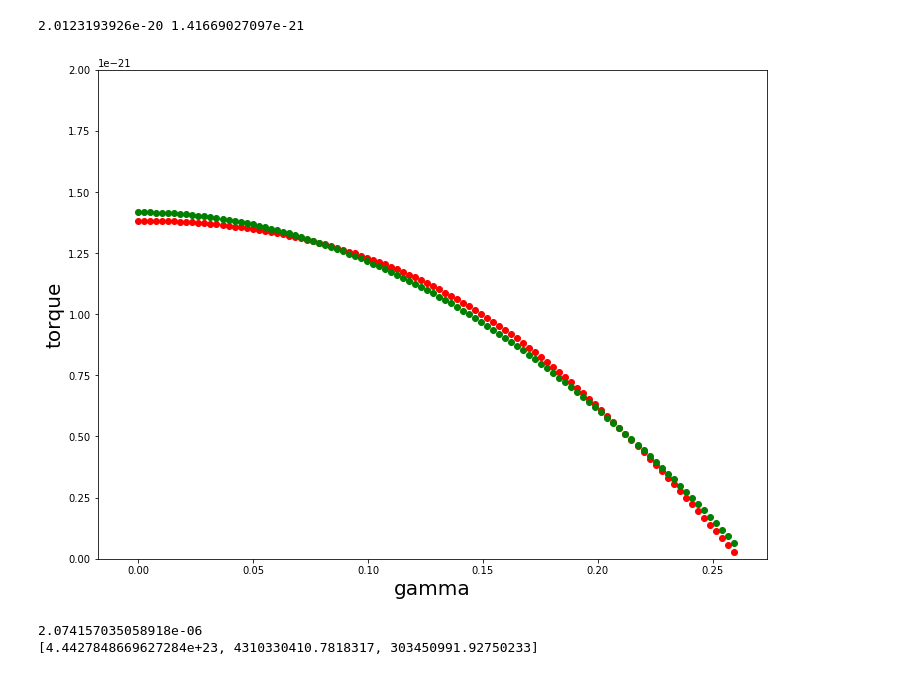
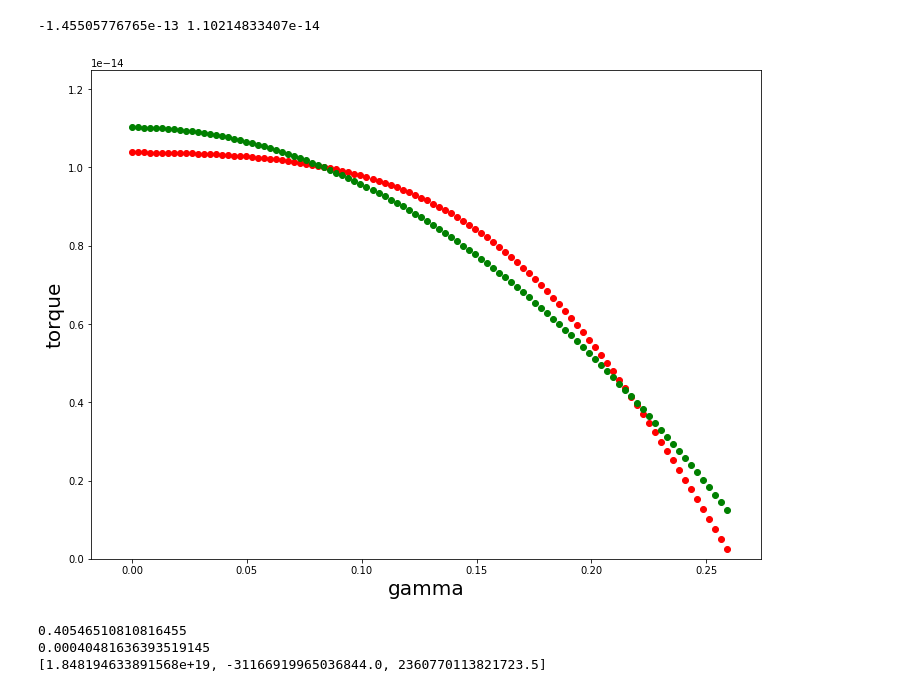
Before and after one commit to Paul-Burdekin/Nano-project, a Jupyter notebook: nanomotor.ipynb, the cells around one changed output. Drawn from its saved outputs; the diff is of its cells as text; code cells hidden in the pictures.

```diff
--- a/nanomotor.ipynb
+++ b/nanomotor.ipynb
@@ -87,7 +89,7 @@ def tangential_component(n, e, R, r0, gamma):
             alpha = math.acos(((r0**2)+(ri**2)-(d**2))/(2*r0*ri)) #angle to tangential in which force vector acts
         if i > n/2:
             alpha = -alpha
-        F_t += F_c*ri*math.sin(alpha) #??????
+        F_t += F_c*math.sin(alpha) #???
     return F_t
 # %%
 def torque (F_t, Rp, p):
@@ -133,16 +137,16 @@ ax3 = fig.add_subplot(223)
 ax4 = fig.add_subplot(224)
 ax1.set_xlabel('gamma', fontsize = '20')
 ax1.set_ylabel('torque', fontsize = '20')
-ax1.set_ylim( 0 , 0.2e-20)
+ax1.set_ylim( 0 , 1.25e-14)
 ax2.set_xlabel('gamma', fontsize = '20')
 ax2.set_ylabel('angular velocity', fontsize = '20')
-ax2.set_ylim(0, 2e4)
+ax2.set_ylim(0, 0.31e8)
 ax3.set_xlabel('gamma', fontsize = '20')
 ax3.set_ylabel('tau', fontsize = '20')
-ax3.set_ylim(0, 0.4e-5)
+ax3.set_ylim(0, 0.2e-8)
 ax4.set_xlabel('gamma', fontsize = '20')
 ax4.set_ylabel('power', fontsize = '20')
-ax4.set_ylim(0, 0.2e-16)
+ax4.set_ylim(0, 0.25e-6)
 
 """Computation"""
 v_ang = [] #angular velocity
@@ -169,7 +173,7 @@ for gamma in np.arange(0, step, angle_increment): #iterates angle increment unti
     time += tau #total time taken
     i += 1 #needed to keep track of arrays; v_ang, T
 print (time)
-print (time * 24)
-print ((2 * math.pi)/(time * 24))
+print (time * n)
+print ( 1/(time * n) )
 plt.show()
 # %% [output]
@@ -180,32 +184,32 @@ plt.show()
 # %%
 def func(x, A, C):
-    return -A * (x**2) + C
+    return A * (x**2) + C
 # %%
 for i in np.arange( 0, int(step/angle_increment) ):
-    T[i] = T[i] * 1e21
+    T[i] = T[i] * 1e14
 
 popt, pcov = curve_fit(func, gamma_list, T)
 
 for i in np.arange( 0, int(step/angle_increment) ):
-    T[i] = T[i] * 1e-21
+    T[i] = T[i] * 1e-14
 # %%
-A = popt[0] * 1e-21
-C = popt[1] * 1e-21
+A = popt[0] * 1e-14
+C = popt[1] * 1e-14
 
 print (A, C)
 fig2 = plt.figure(figsize=(12, 9))
 bx1 = fig2.add_subplot(111)
 bx2 = fig2.add_subplot(111)
 bx1.set_xlabel('gamma', fontsize = '20')
 bx1.set_ylabel('torque', fontsize = '20')
-bx1.set_ylim( 0 , 0.2e-20)
+bx1.set_ylim( 0 , 1.25e-14)
 for i in np.arange( 0, int(step/angle_increment) ):
     bx1.scatter( gamma_list[i], T[i], color = 'r' )
     bx2.scatter( gamma_list[i], ( func(gamma_list[i], A, C) ), color= 'g' )
 plt.show()
 # %% [output]
-2.0123193926e-20 1.41669027097e-21
+-1.45505776765e-13 1.10214833407e-14
-[figure, old version]
+[figure, new version]
 # %%
 def solvr( Y, t, params):
     const, A, C = params
@@ -213,15 +217,17 @@ def solvr( Y, t, params):
 # %%
-constant = (n/2) * ( math.log((Rp/(Rp-r))**2) + ((4*eta)/(3*Rp) + beta*(r))*thc ) * Rp/2 #torque from drag, assume acting through middle of rotating arm
+print (math.log( Rp/(Rp-r)) )
+constant = n/2 * ( 8*eta/3 * ( math.log( Rp/(Rp-r) ) ) + beta*r*thc ) #coefficient of drag force function
 print (constant)
-params = [ constant/I, A/I, C/I ]
+params = [ (constant* (Rp/2))/I , A/I, C/I ]
 print ( params )
-tStop = 1e-9
-tInc = 1e-11
+tStop = 0.04
+tInc = 1e-4
 t_array = np.arange( 0, tStop, tInc)
 sol = odeint( solvr, [0,0], t_array, args=(params,) )
 # %% [output]
-2.074157035058918e-06
-[4.4427848669627284e+23, 4310330410.7818317, 303450991.92750233]
+0.40546510810816455
+0.00040481636393519145
+[1.848194633891568e+19, -31166919965036844.0, 2360770113821723.5]
 # %%
 print (sol)
 # %% [output]
```
Also changed, not shown: parts of 15 cells of this notebook.
